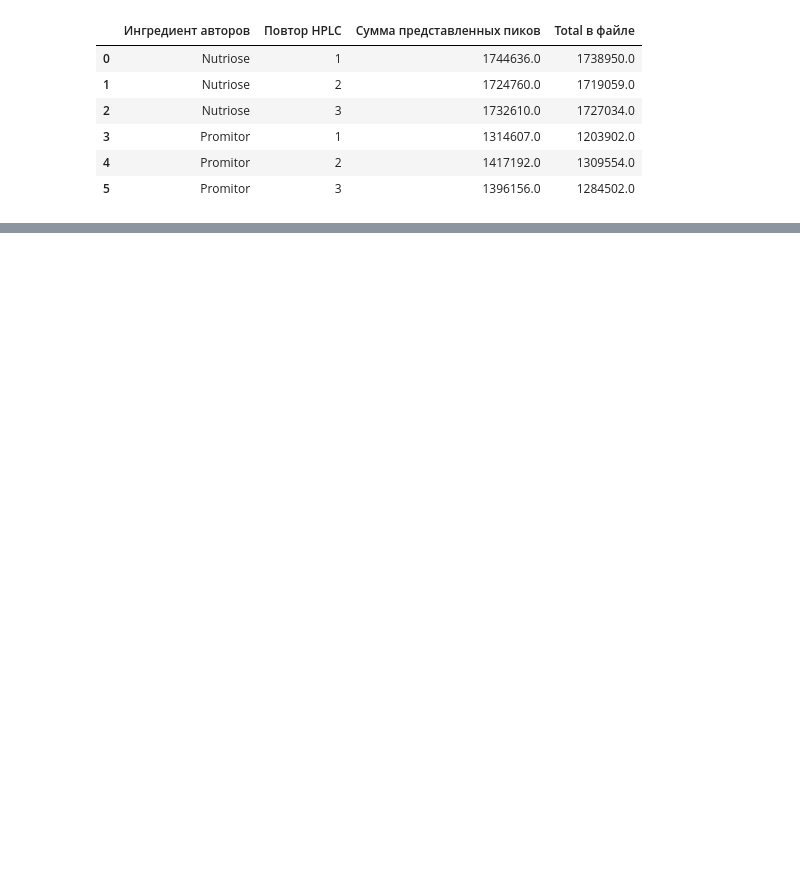
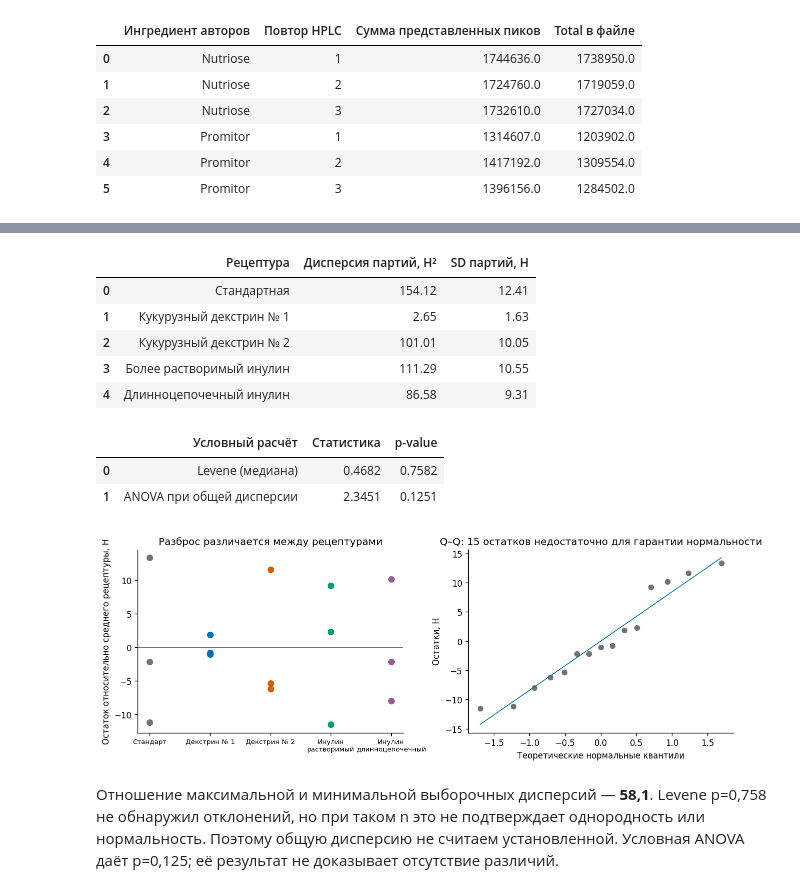
Before and after one commit to Alina-lab/cookies, a Jupyter notebook: biscuit_recipe_analysis.ipynb, the cells around one changed output, grey strips where cells are left out. Drawn from its saved outputs; the diff is of its cells as text; code cells hidden in the pictures; blank space fills up the shorter version.

```diff
--- a/biscuit_recipe_analysis.ipynb
+++ b/biscuit_recipe_analysis.ipynb
@@ -853,0 +874,42 @@ print('Исходники сохранены без изменения. Новы
+# %%
+groups = [force_batches[force_batches['recipe_id'].eq(r)]['batch_mean'].to_numpy() for r in recipe_order]
+assert all(len(g) == 3 for g in groups)
+variances = np.array([np.var(g, ddof=1) for g in groups])
+variance_ratio = float(variances.max() / variances.min())
+residuals = np.concatenate([g - g.mean() for g in groups])
+levene = stats.levene(*groups, center='median')
+anova = stats.f_oneway(*groups)
+display(pd.DataFrame({'Рецептура': [names[r] for r in recipe_order],
+                      'Дисперсия партий, Н²': variances, 'SD партий, Н': np.sqrt(variances)}).round(2))
+display(pd.DataFrame([
+    ('Levene (медиана)', float(levene.statistic), float(levene.pvalue)),
+    ('ANOVA при общей дисперсии', float(anova.statistic), float(anova.pvalue)),
+], columns=['Условный расчёт', 'Статистика', 'p-value']).round(4))
+fig, axes = plt.subplots(1, 2, figsize=(10.6, 3.8), layout='constrained')
+for x, (rid, g) in enumerate(zip(recipe_order, groups)):
+    axes[0].scatter(np.repeat(x, 3), g - g.mean(), c=colours[rid], s=48)
+axes[0].axhline(0, color='#737373', linewidth=0.8)
+axes[0].set_xticks(range(5), ['Стандарт', 'Декстрин № 1', 'Декстрин № 2', 'Инулин\nрастворимый', 'Инулин\nдлинноцепочечный'], fontsize=8)
+axes[0].set_ylabel('Остаток относительно среднего рецептуры, Н'); axes[0].set_title('Разброс различается между рецептурами')
+qq = stats.probplot(residuals, dist='norm', fit=True)
+axes[1].scatter(qq[0][0], qq[0][1], color='#737373', s=35)
+axes[1].plot(qq[0][0], qq[1][0] * qq[0][0] + qq[1][1], color='#0072B2', linewidth=1)
+axes[1].set_xlabel('Теоретические нормальные квантили'); axes[1].set_ylabel('Остатки, Н')
+axes[1].set_title('Q–Q: 15 остатков недостаточно для гарантии нормальности')
+show_figure(fig)
+display(Markdown(f'Отношение максимальной и минимальной выборочных дисперсий — **{number(variance_ratio, 1)}**. '
+    f'Levene p={number(levene.pvalue, 3)} не обнаружил отклонений, '
+    'но при таком n это не подтверждает однородность или нормальность. Поэтому общую дисперсию не считаем установленной. '
+    f'Условная ANOVA даёт p={number(anova.pvalue, 3)}; её результат не доказывает отсутствие различий.'))
+# %% [output]
+|  | Рецептура | Дисперсия партий, Н² | SD партий, Н |
+| 0 | Стандартная | 154.12 | 12.41 |
+| 1 | Кукурузный декстрин № 1 | 2.65 | 1.63 |
+| 2 | Кукурузный декстрин № 2 | 101.01 | 10.05 |
+| 3 | Более растворимый инулин | 111.29 | 10.55 |
+| 4 | Длинноцепочечный инулин | 86.58 | 9.31 |
+|  | Условный расчёт | Статистика | p-value |
+| 0 | Levene (медиана) | 0.4682 | 0.7582 |
+| 1 | ANOVA при общей дисперсии | 2.3451 | 0.1251 |
+[figure, added]
+Отношение максимальной и минимальной выборочных дисперсий — **58,1**. Levene p=0,758 не обнаружил отклонений, но при таком n это не подтверждает однородность или нормальность. Поэтому общую дисперсию не считаем установленной. Условная ANOVA даёт p=0,125; её результат не доказывает отсутствие различий.
```
Also changed, not shown: parts of 38 cells of this notebook, 8 other files.
